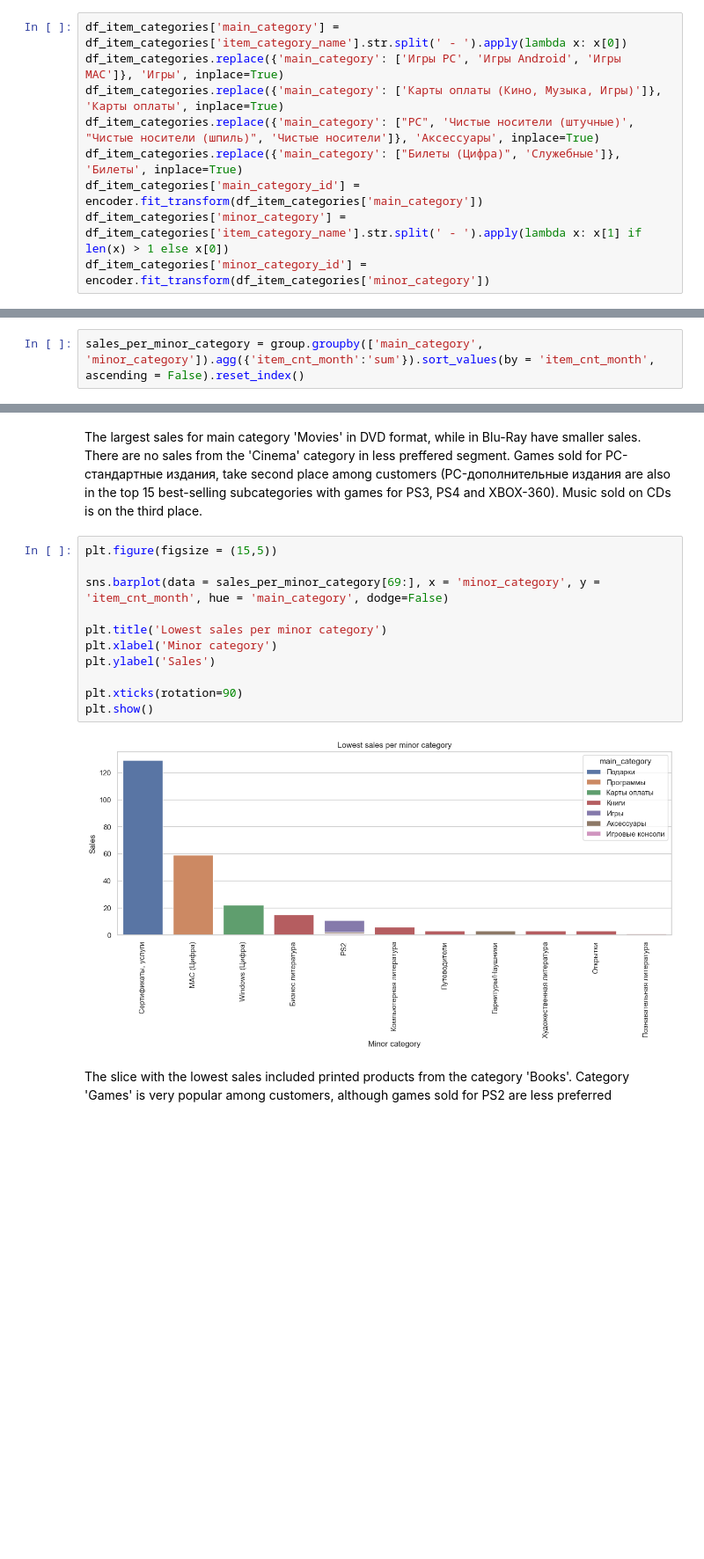
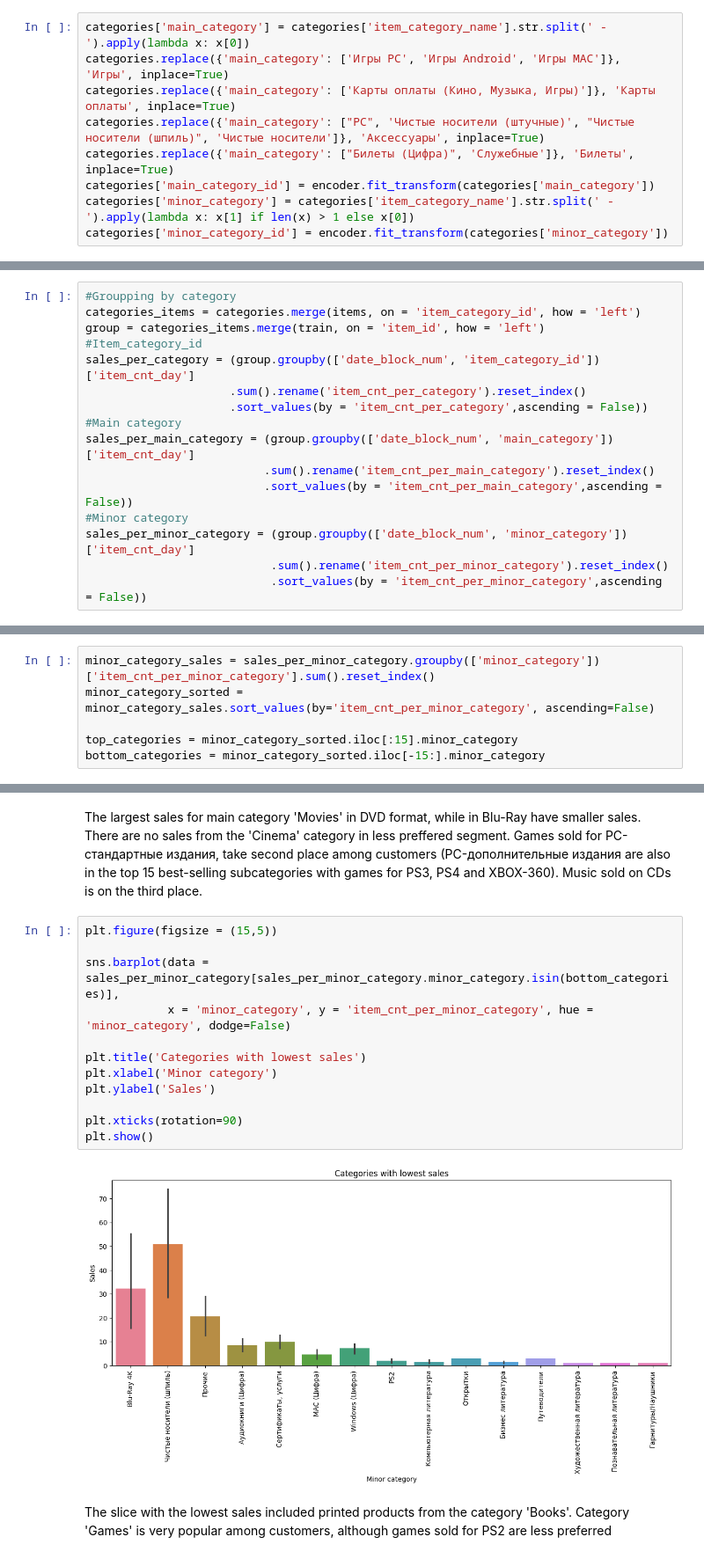
Before and after one commit to YPolina/Trainee, a Jupyter notebook: EDA.ipynb, the cells around one changed output, grey strips where cells are left out. Shown at 88% size. Drawn from its saved outputs; the diff is of its cells as text; blank space fills up the shorter version.

```diff
--- a/EDA.ipynb
+++ b/EDA.ipynb
@@ -266,9 +272,9 @@ df_train = pd.merge(df_train, df_items, on = 'item_id', how = 'left')
 # %%
-df_item_categories['main_category'] = df_item_categories['item_category_name'].str.split(' - ').apply(lambda x: x[0])
-df_item_categories.replace({'main_category': ['Игры PC', 'Игры Android', 'Игры MAC']}, 'Игры', inplace=True)
-df_item_categories.replace({'main_category': ['Карты оплаты (Кино, Музыка, Игры)']}, 'Карты оплаты', inplace=True)
-df_item_categories.replace({'main_category': ["PC", 'Чистые носители (штучные)', "Чистые носители (шпиль)", 'Чистые носители']}, 'Аксессуары', inplace=True)
-df_item_categories.replace({'main_category': ["Билеты (Цифра)", 'Служебные']}, 'Билеты', inplace=True)
-df_item_categories['main_category_id'] = encoder.fit_transform(df_item_categories['main_category'])
-df_item_categories['minor_category'] = df_item_categories['item_category_name'].str.split(' - ').apply(lambda x: x[1] if len(x) > 1 else x[0])
-df_item_categories['minor_category_id'] = encoder.fit_transform(df_item_categories['minor_category'])
+categories['main_category'] = categories['item_category_name'].str.split(' - ').apply(lambda x: x[0])
+categories.replace({'main_category': ['Игры PC', 'Игры Android', 'Игры MAC']}, 'Игры', inplace=True)
+categories.replace({'main_category': ['Карты оплаты (Кино, Музыка, Игры)']}, 'Карты оплаты', inplace=True)
+categories.replace({'main_category': ["PC", 'Чистые носители (штучные)', "Чистые носители (шпиль)", 'Чистые носители']}, 'Аксессуары', inplace=True)
+categories.replace({'main_category': ["Билеты (Цифра)", 'Служебные']}, 'Билеты', inplace=True)
+categories['main_category_id'] = encoder.fit_transform(categories['main_category'])
+categories['minor_category'] = categories['item_category_name'].str.split(' - ').apply(lambda x: x[1] if len(x) > 1 else x[0])
+categories['minor_category_id'] = encoder.fit_transform(categories['minor_category'])
@@ -279,3 +281,19 @@ sales_per_main_category = group.groupby('main_category').agg({'item_cnt_month':'
+# %%
+#Groupping by category
+categories_items = categories.merge(items, on = 'item_category_id', how = 'left')
+group = categories_items.merge(train, on = 'item_id', how = 'left')
+#Item_category_id
+sales_per_category = (group.groupby(['date_block_num', 'item_category_id'])['item_cnt_day']
+                     .sum().rename('item_cnt_per_category').reset_index()
+                     .sort_values(by = 'item_cnt_per_category',ascending = False))
+#Main category
+sales_per_main_category = (group.groupby(['date_block_num', 'main_category'])['item_cnt_day']
+                          .sum().rename('item_cnt_per_main_category').reset_index()
+                          .sort_values(by = 'item_cnt_per_main_category',ascending = False))
+#Minor category
+sales_per_minor_category = (group.groupby(['date_block_num', 'minor_category'])['item_cnt_day']
+                           .sum().rename('item_cnt_per_minor_category').reset_index()
+                           .sort_values(by = 'item_cnt_per_minor_category',ascending = False))
 # %%
 plt.figure(figsize = (15,6))
 
@@ -294,7 +312,5 @@ plt.show()
 # %% [markdown]
 The highest number of sales is in categories such as Games, Movies and Gifts. The lowest sales in the categories of batteries, which may be due to product specificity.
-# %%
-sales_per_minor_category = group.groupby(['main_category', 'minor_category']).agg({'item_cnt_month':'sum'}).sort_values(by = 'item_cnt_month', ascending = False).reset_index()
 # %%
 plt.figure(figsize = (15,6))
 
@@ -312,3 +328,9 @@ plt.tight_layout()
 # %% [markdown]
 Plot of 15th most and minor popular subcategories slice -to get more interpritable picture
+# %%
+minor_category_sales = sales_per_minor_category.groupby(['minor_category'])['item_cnt_per_minor_category'].sum().reset_index()
+minor_category_sorted = minor_category_sales.sort_values(by='item_cnt_per_minor_category', ascending=False)
+
+top_categories = minor_category_sorted.iloc[:15].minor_category
+bottom_categories = minor_category_sorted.iloc[-15:].minor_category
 # %%
@@ -330,16 +353,17 @@ Music sold on CDs is on the third place.
 # %%
 plt.figure(figsize = (15,5))
 
-sns.barplot(data = sales_per_minor_category[69:], x = 'minor_category', y = 'item_cnt_month', hue = 'main_category', dodge=False)
+sns.barplot(data = sales_per_minor_category[sales_per_minor_category.minor_category.isin(bottom_categories)],
+            x = 'minor_category', y = 'item_cnt_per_minor_category', hue = 'minor_category', dodge=False)
 
-plt.title('Lowest sales per minor category')
+plt.title('Categories with lowest sales')
 plt.xlabel('Minor category')
 plt.ylabel('Sales')
 
 plt.xticks(rotation=90)
 plt.show()
 # %% [output]
-[figure, old version]
+[figure, new version]
 # %% [markdown]
 The slice with the lowest sales included printed products from the category 'Books'. Category 'Games' is very popular among customers, although games sold for PS2 are less preferred
 # %% [markdown]
```
Also changed, not shown: parts of 97 cells of this notebook, 1 other file.
